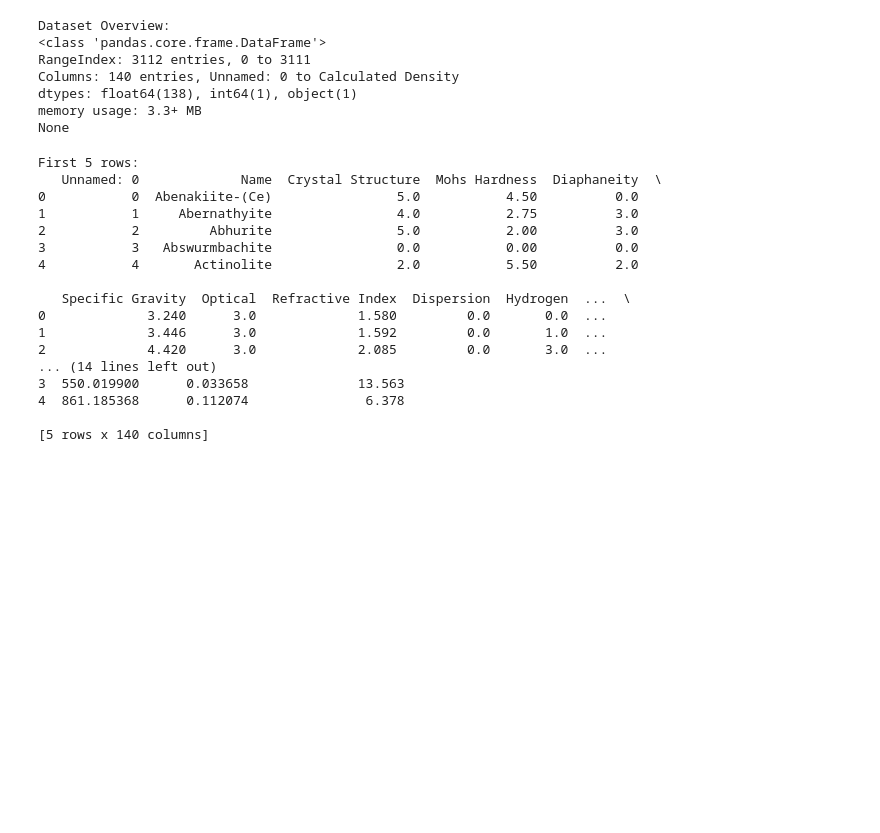
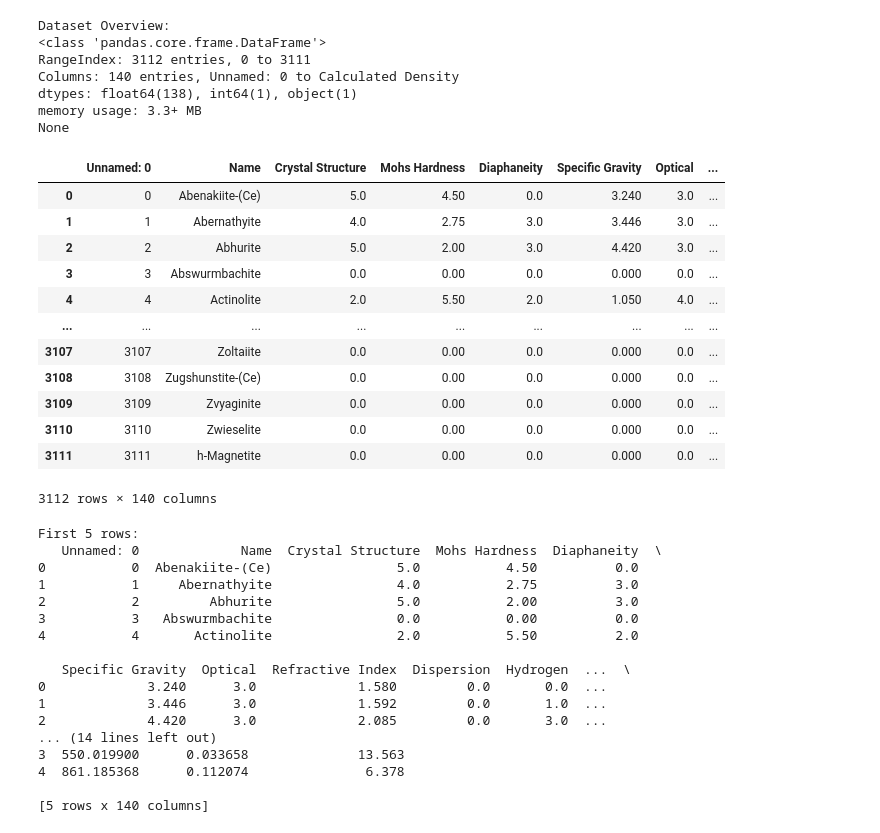
Before and after one commit to carsimoes/Experimental-Mineral-Analysis, a Jupyter notebook: Notebook/Experiment1.ipynb, the cells around one changed output. Saved outputs shown, nothing was run; the diff lists cells and outputs as text; code cells hidden in the pictures; blank space fills up the shorter version.

```diff
--- a/Notebook/Experiment1.ipynb
+++ b/Notebook/Experiment1.ipynb
@@ -32,6 +28,22 @@ Columns: 140 entries, Unnamed: 0 to Calculated Density
 dtypes: float64(138), int64(1), object(1)
 memory usage: 3.3+ MB
 None
+# %%
+df
+# %% [output]
+|  | Unnamed: 0 | Name | Crystal Structure | Mohs Hardness | Diaphaneity | Specific Gravity | Optical | ... |
+| 0 | 0 | Abenakiite-(Ce) | 5.0 | 4.50 | 0.0 | 3.240 | 3.0 | ... |
+| 1 | 1 | Abernathyite | 4.0 | 2.75 | 3.0 | 3.446 | 3.0 | ... |
+| 2 | 2 | Abhurite | 5.0 | 2.00 | 3.0 | 4.420 | 3.0 | ... |
+| 3 | 3 | Abswurmbachite | 0.0 | 0.00 | 0.0 | 0.000 | 0.0 | ... |
+| 4 | 4 | Actinolite | 2.0 | 5.50 | 2.0 | 1.050 | 4.0 | ... |
+| ... | ... | ... | ... | ... | ... | ... | ... | ... |
+| 3107 | 3107 | Zoltaiite | 0.0 | 0.00 | 0.0 | 0.000 | 0.0 | ... |
+| 3108 | 3108 | Zugshunstite-(Ce) | 0.0 | 0.00 | 0.0 | 0.000 | 0.0 | ... |
+| 3109 | 3109 | Zvyaginite | 0.0 | 0.00 | 0.0 | 0.000 | 0.0 | ... |
+| 3110 | 3110 | Zwieselite | 0.0 | 0.00 | 0.0 | 0.000 | 0.0 | ... |
+| 3111 | 3111 | h-Magnetite | 0.0 | 0.00 | 0.0 | 0.000 | 0.0 | ... |
+3112 rows × 140 columns
 # %%
 # Show the first few rows
 print("\nFirst 5 rows:")
```
Also changed, not shown: parts of 2 cells of this notebook.
